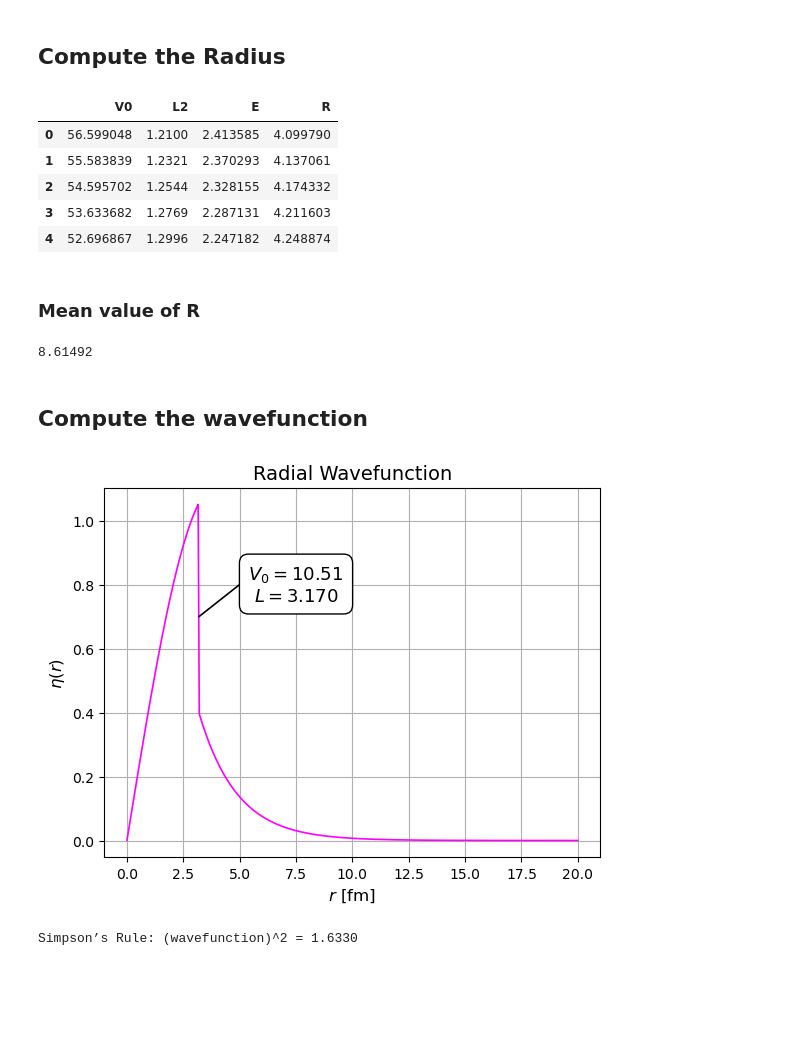
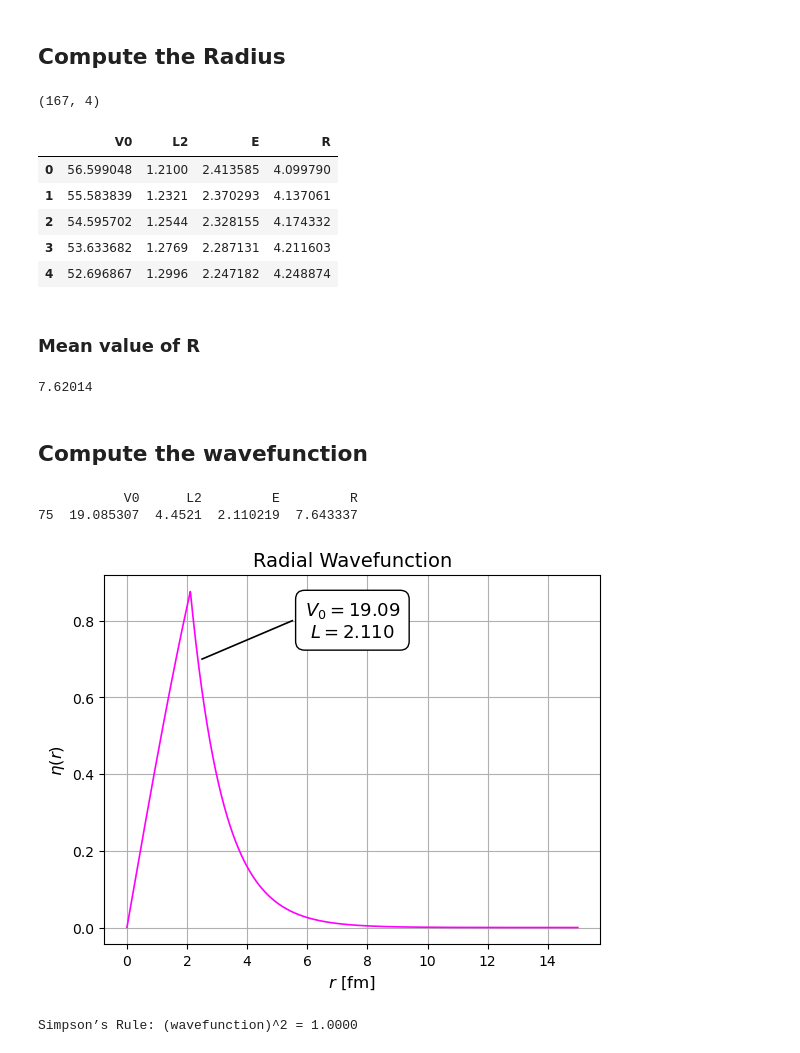
Before and after one commit to Burpsploit/Computational_NuclearPhysics, a Jupyter notebook: Deuterium/deuterium.ipynb, the cells around one changed output. Drawn from its saved outputs; the diff is of its cells as text; code cells hidden in the pictures; blank space fills up the shorter version.

```diff
--- a/Deuterium/deuterium.ipynb
+++ b/Deuterium/deuterium.ipynb
@@ -139,45 +142,41 @@ radius_results = []
 
 for _, row in df.iterrows():
     V0 = row['V0']
-    L = np.sqrt(row['L2'])
+    L2 = row['L2']
     E = row['E']
 
-    R,_,_,_,_ = rms_Radius(V0, E, L)
+    R,_,_,_,_ = rms_Radius(V0, E, np.sqrt(L2))
 
     if 1 < R < 10:
         radius_results.append({
             'V0': V0,
-            'L2': row['L2'],
+            'L2': L2,
             'E': E,
             'R': R
         })
 
 df_final = pd.DataFrame(radius_results)
+print(df_final.shape)
 df_final.head(5)
 # %% [output]
+(167, 4)
 |  | V0 | L2 | E | R |
 | 0 | 56.599048 | 1.2100 | 2.413585 | 4.099790 |
 | 1 | 55.583839 | 1.2321 | 2.370293 | 4.137061 |
 | 2 | 54.595702 | 1.2544 | 2.328155 | 4.174332 |
 | 3 | 53.633682 | 1.2769 | 2.287131 | 4.211603 |
 | 4 | 52.696867 | 1.2996 | 2.247182 | 4.248874 |
-# %%
-radii = []
-for i in range(df.shape[0]-1):
-    r = rms_Radius(df['V0'][i],np.sqrt(df['L2'][i]),df['E'][i])
-    if 1<r[0] and r[0]<10:
-        radii.append({'V0': df['V0'][i], 'L2': df['L2'][i], 'E': df['E'][i], 'R': r[0]})
-df_final = pd.DataFrame(radii)
 # %% [markdown]
 ### Mean value of R
 # %%
-round(float(np.mean(df_final['R'])),5)
+m_R = round(float(np.mean(df_final['R'])),5)
+m_R
 # %% [output]
-8.61492
+7.62014
 # %% [markdown]
 ## Compute the wavefunction
 # %%
-def plot_wavefunction(V0, L2, E, r_range=(0.001, 20), color='magenta', label_pos=(7.5, 0.8)):
+def plot_wavefunction(V0, L2, E, r_range=(0.001, 15), color='magenta', label_pos=(7.5, 0.8)):
 
     L = np.sqrt(L2)
     R, A, B, k, g = rms_Radius(V0, L, E)
@@ -191,11 +190,11 @@ def plot_wavefunction(V0, L2, E, r_range=(0.001, 20), color='magenta', label_pos
         return y
 
     # Evaluate and plot
-    r_vals = np.linspace(*r_range, 400)
+    r_vals = np.linspace(*r_range, 4000)
     y_vals = h(r_vals)
 
     plt.plot(r_vals, y_vals, linewidth=1.2, color=color)
-    plt.plot([3.2, 5],[0.7, 0.8], linewidth=1.2, color='k')
+    plt.plot([2.5, 5.5],[0.7, 0.8], linewidth=1.2, color='k')
     plt.text(*label_pos,
              r'$V_0 = {:.2f}$'.format(V0) + '\n' +
              r'$L = {:.3f}$'.format(L),
@@ -214,9 +213,12 @@ def plot_wavefunction(V0, L2, E, r_range=(0.001, 20), color='magenta', label_pos
     I_simpson = simpson(y_vals**2, dx=dxt)
     print(f'Simpson’s Rule: (wavefunction)^2 = {I_simpson:.4f}')
 # %%
-a = df_final[(df_final['R'] > 8.61) & (df_final['R'] < 8.6169)]
+a = df_final[(df_final['R'] > m_R-0.000001) & (df_final['R'] < m_R+0.041)]
 row = df_final.loc[a.index]
+print(row)
 plot_wavefunction(row.iloc[0]['V0'], row.iloc[0]['L2'], row.iloc[0]['E'])
 # %% [output]
+           V0      L2         E         R
+75  19.085307  4.4521  2.110219  7.643337
-[figure, old version]
+[figure, new version]
-Simpson’s Rule: (wavefunction)^2 = 1.6330
+Simpson’s Rule: (wavefunction)^2 = 1.0000
```
Also changed, not shown: parts of 2 cells of this notebook.
